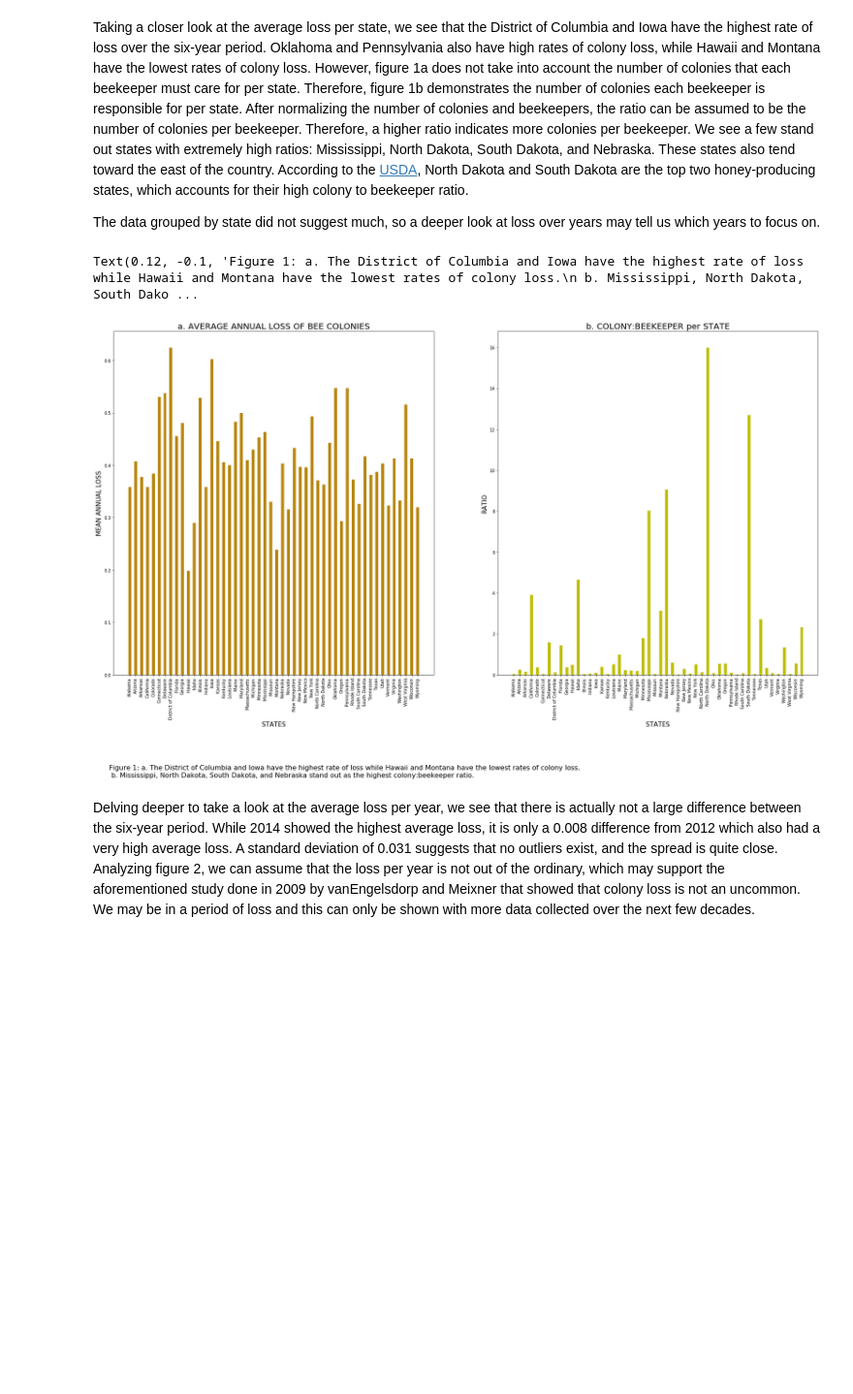
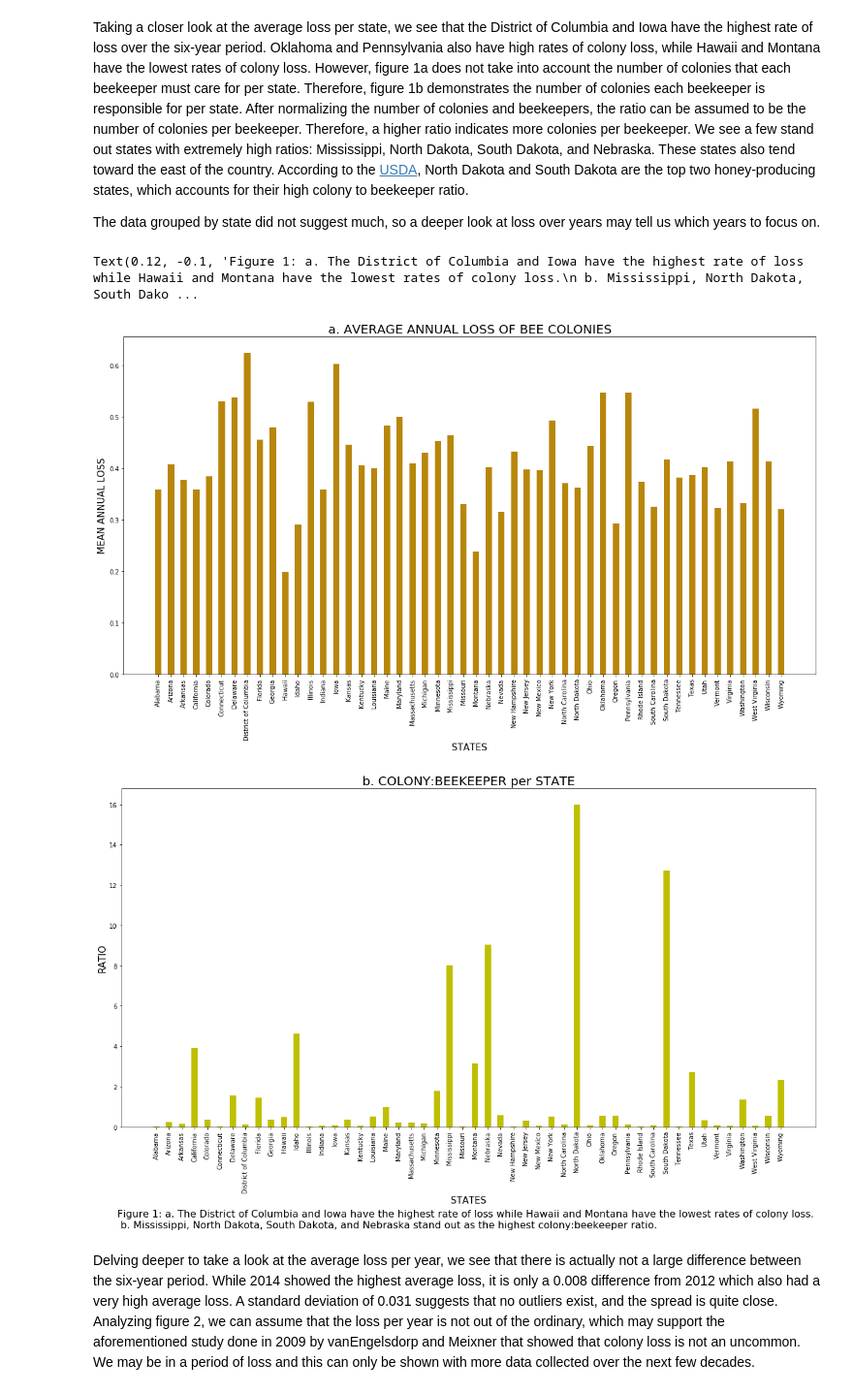
Before and after one commit to HannahHChu/thinkful, a Jupyter notebook: Unit_4/Capstone_Bee_loss.ipynb, the cells around one changed output. Shown at 97% size. Saved outputs shown, nothing was run; the diff lists cells and outputs as text; code cells hidden in the pictures; blank space fills up the shorter version.

```diff
--- a/Unit_4/Capstone_Bee_loss.ipynb
+++ b/Unit_4/Capstone_Bee_loss.ipynb
@@ -54,37 +54,40 @@ The data grouped by state did not suggest much, so a deeper look at loss over ye
 st=df2['STATE']
 loss=df2['TOTAL_ANN_LOSS']
 
-plt.figure(figsize=(30, 15))
+plt.figure(figsize=(20, 10))
 
-plt.subplot(1,2,1)
 plt.bar(st, loss, align='center', alpha=1, color='darkgoldenrod', width=0.5)
 plt.xticks(rotation=90)
 plt.xlabel('STATES', size=15)
 plt.ylabel('MEAN ANNUAL LOSS', size=15)
 plt.title('a. AVERAGE ANNUAL LOSS OF BEE COLONIES', size=20)
+
 
 ###Normalizing/Scaling data
 st=df2['STATE']
 col=df2['COLONIES']
 bk=df2['BEEKEEPERS']
 
 col_norm=preprocessing.normalize([col])[0]
 bk_norm=preprocessing.normalize([bk])[0]
 ratio_st=(col_norm/bk_norm)
 
-plt.subplot(1,2,2)
+popmean=np.mean(df1['TOTAL_ANN_LOSS'])
+
+plt.figure(figsize=(20, 10))
 plt.bar(st, ratio_st, alpha=1, color='y', width=0.5)
 plt.xticks(rotation=90)
 plt.xlabel('STATES', size=15)
 plt.ylabel('RATIO', size=15)
 plt.title('b. COLONY:BEEKEEPER per STATE', size=20)
 
 ##Add figure caption
 txt="Figure 1: a. The District of Columbia and Iowa have the highest rate of loss while Hawaii and Montana have the lowest rates of colony loss.\n b. Mississippi, North Dakota, South Dakota, and Nebraska stand out as the highest colony:beekeeper ratio. "
 plt.figtext(0.12, -.1, txt, wrap=False, horizontalalignment='left', fontsize=16)
 # %% [output]
 Text(0.12, -0.1, 'Figure 1: a. The District of Columbia and Iowa have the highest rate of loss while Hawaii and Montana have the lowest rates of colony loss.\n b. Mississippi, North Dakota, South Dako ...
-[figure, old version]
+[figure, new version]
+[figure, added]
 # %% [markdown]
 Delving deeper to take a look at the average loss per year, we see that there is actually not a large difference between the six-year period. While 2014 showed the highest average loss, it is only a 0.008 difference from 2012 which also had a very high average loss. A standard deviation of 0.031 suggests that no outliers exist, and the spread is quite close. Analyzing figure 2, we can assume that the loss per year is not out of the ordinary, which may support the aforementioned study done in 2009 by vanEngelsdorp and Meixner that showed that colony loss is not an uncommon. We may be in a period of loss and this can only be shown with more data collected over the next few decades.
 # %%
```
Also changed, not shown: parts of 1 cell of this notebook, 8 other files.
